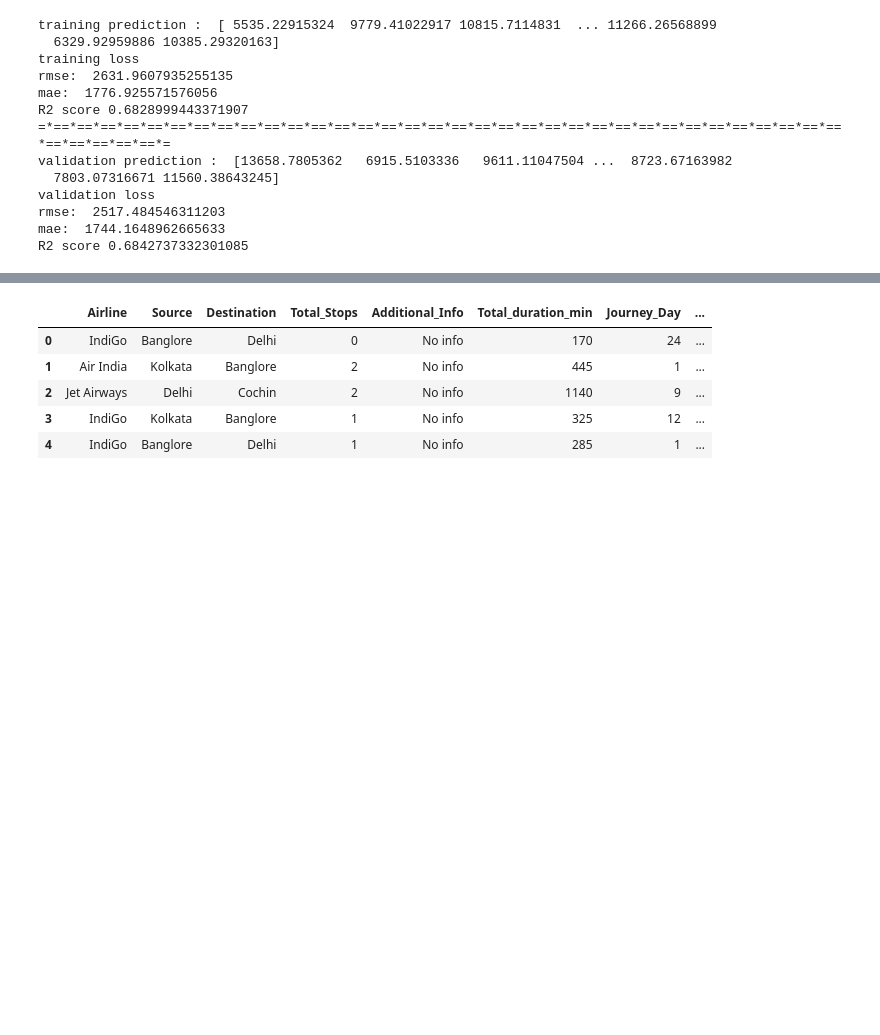
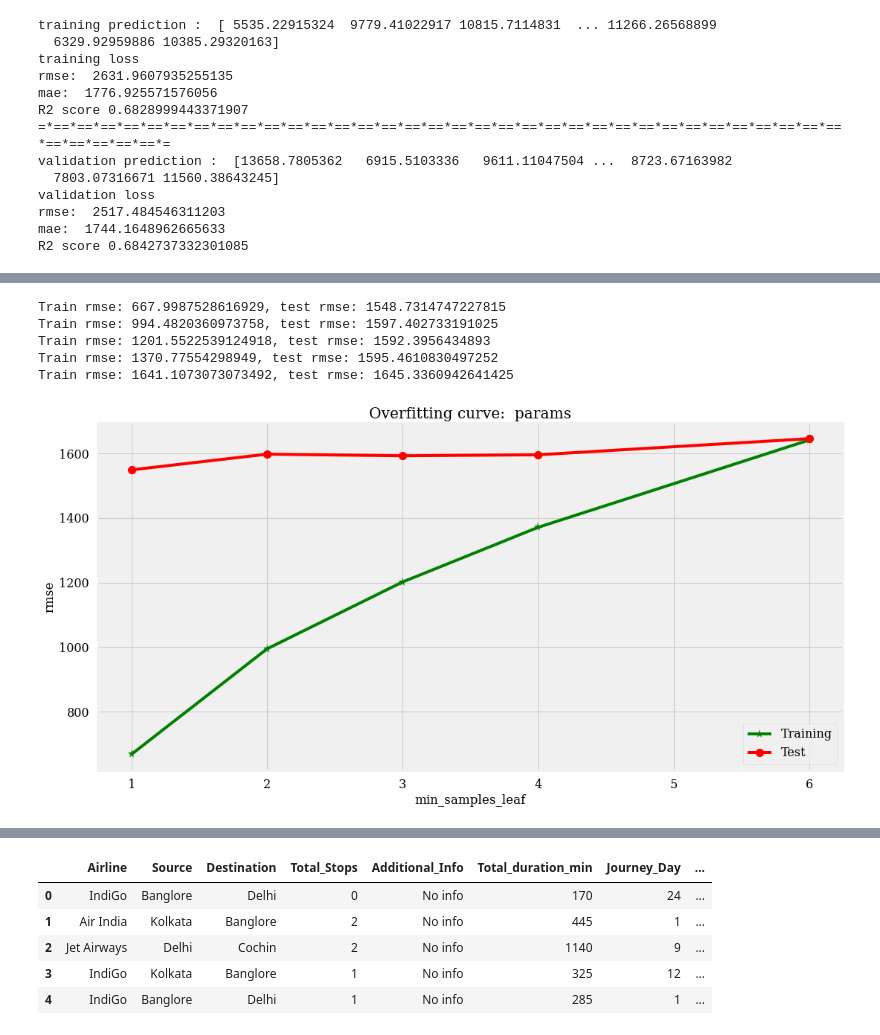
Before and after one commit to vijaybirju/Kaggle-notebook, a Jupyter notebook: flight-2.ipynb, the cells around one changed output, grey strips where cells are left out. Cells and saved outputs as stored; diff of their text form; code cells hidden in the pictures; blank space fills up the shorter version.

```diff
--- a/flight-2.ipynb
+++ b/flight-2.ipynb
@@ -891,0 +924,9 @@ R2 score 0.6842737332301085
+# %%
+test_params_and_plot('min_samples_leaf',[ 1,2, 3,4,6])
+# %% [output]
+Train rmse: 667.9987528616929, test rmse: 1548.7314747227815
+Train rmse: 994.4820360973758, test rmse: 1597.402733191025
+Train rmse: 1201.5522539124918, test rmse: 1592.3956434893
+Train rmse: 1370.77554298949, test rmse: 1595.4610830497252
+Train rmse: 1641.1073073073492, test rmse: 1645.3360942641425
+[figure, added]
```
Also changed, not shown: parts of 26 cells of this notebook.
